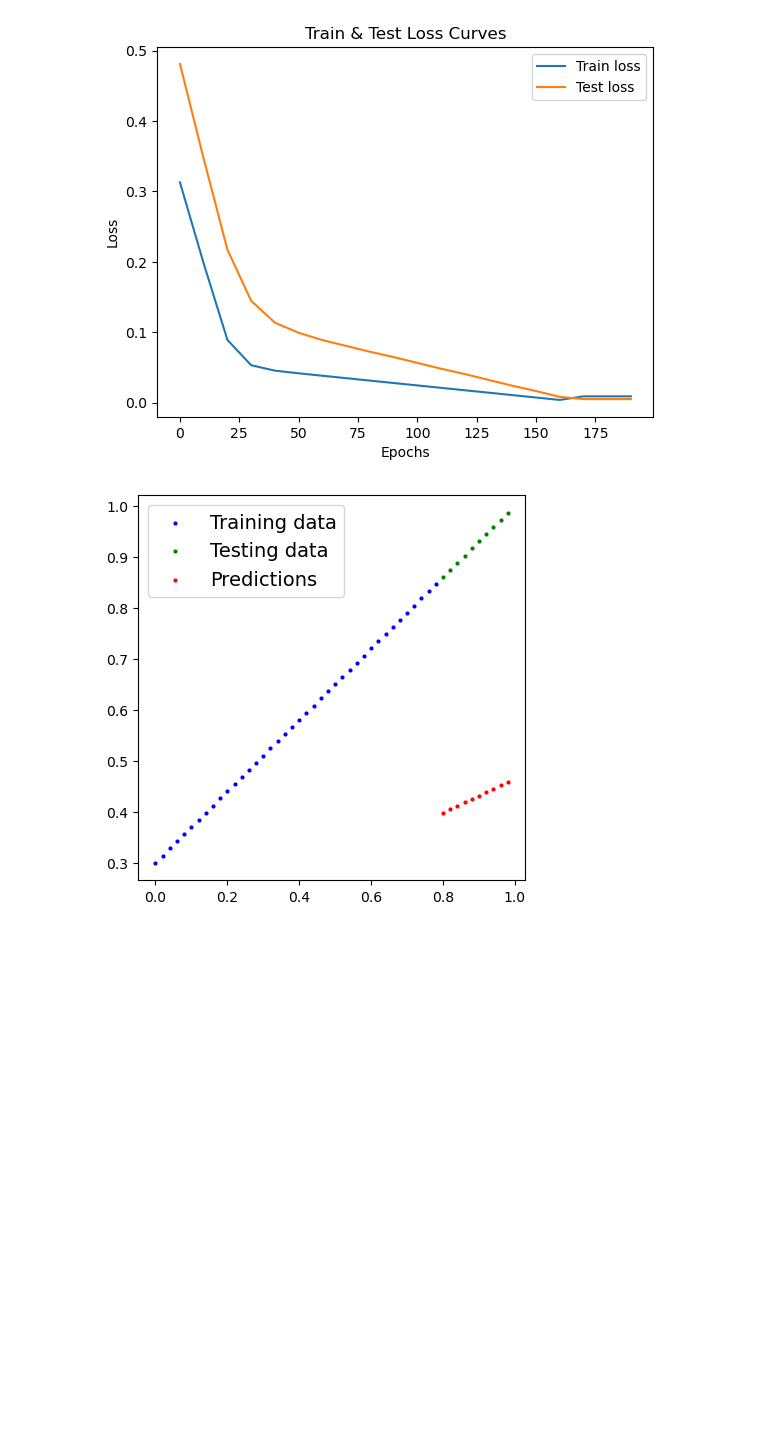
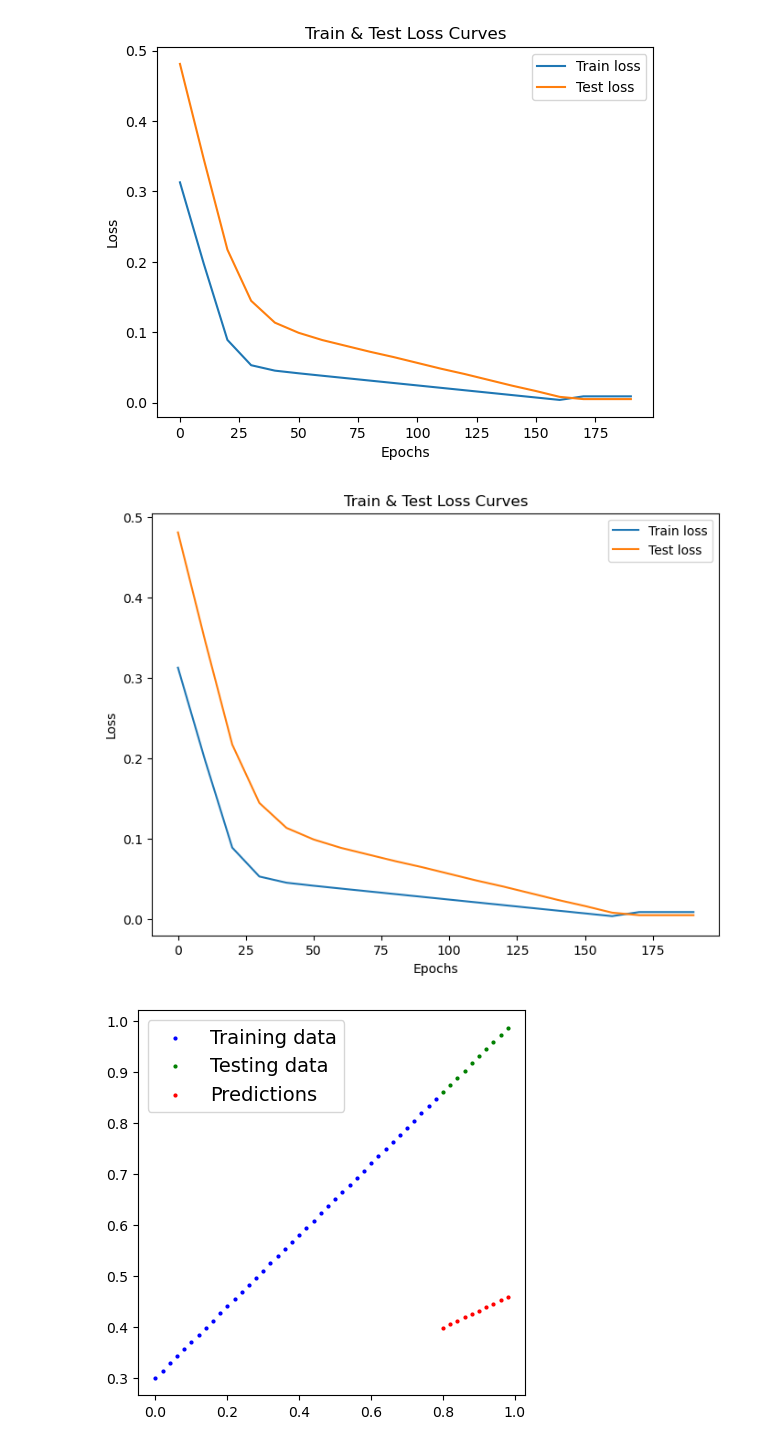
Before and after one commit to Brinkley97/tutorial-coding_languages_and_libraries, a Jupyter notebook: py_torch/workflow-02-tslearn_library.ipynb, the cells around one changed output. Saved outputs shown, nothing was run; the diff lists cells and outputs as text; code cells hidden in the pictures; blank space fills up the shorter version.

```diff
--- a/py_torch/workflow-02-tslearn_library.ipynb
+++ b/py_torch/workflow-02-tslearn_library.ipynb
@@ -430,4 +419,16 @@ plt.xlabel("Epochs")
 plt.legend();
 # %% [output]
 [figure]
+# %%
+train_loss_values_df = pd.DataFrame(np.array(torch.tensor(train_loss_values).numpy()))
+test_loss_values_df = pd.DataFrame(test_loss_values)
+
+# Create plot data object
+plot_data = PlotData(epoch_count=epoch_count, train_loss_values_df=train_loss_values_df, test_loss_values_df=test_loss_values_df)
+
+# Create an instance of LossCurvePlotter using the Factory pattern
+loss_plotter = PlotFactory.create_plotter('loss_curve', **plot_data.__dict__)
+loss_plotter.plot()
+# %% [output]
+[figure, added]
 # %%
```
Also changed, not shown: parts of 18 cells of this notebook.
